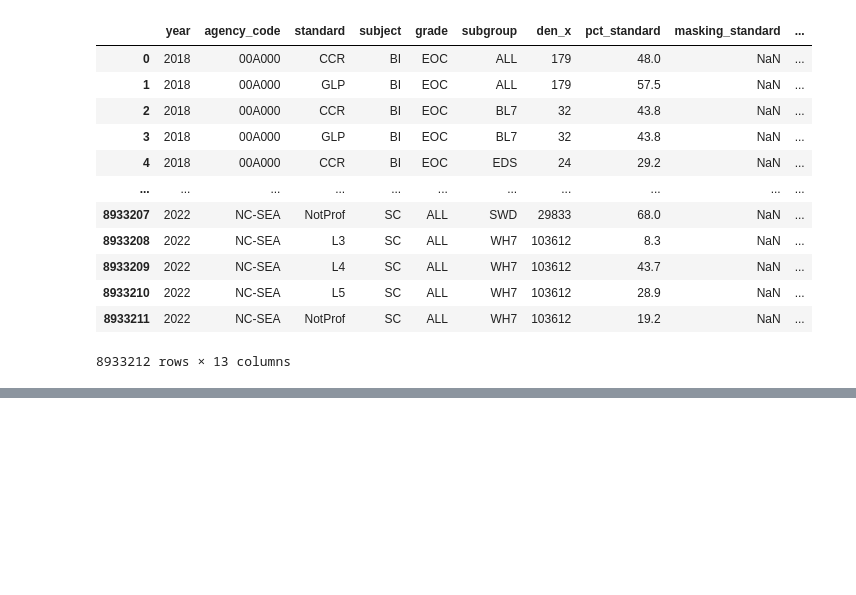
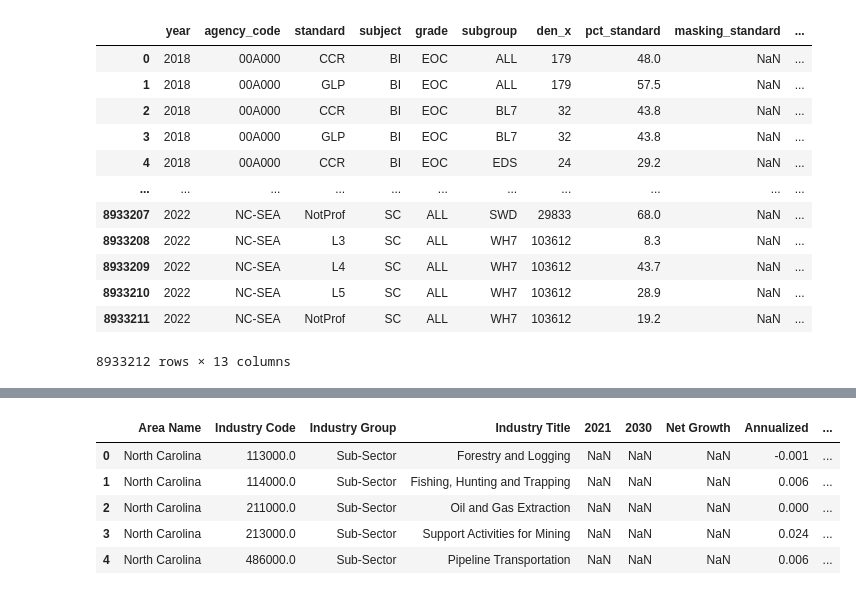
Before and after one commit to emcfalls/NC-Datathon, a Jupyter notebook: NC_Datathon.ipynb, the cells around one changed output, grey strips where cells are left out. Saved outputs shown, nothing was run; the diff lists cells and outputs as text; code cells hidden in the pictures; blank space fills up the shorter version.

```diff
--- a/NC_Datathon.ipynb
+++ b/NC_Datathon.ipynb
@@ -151,0 +176,6 @@ pd.merge(standards, absent, how = 'left', on = ['year', 'agency_code', 'subgroup
+# %%
+employment_df.head()
+employment_df['Area Name'] = employment_df['Area Name'].astype("string")
+employment_df['Industry Group'] = employment_df['Industry Group'].astype("string")
+employment_df['Industry Title'] = employment_df['Industry Title'].astype("string")
+employment_df.dtypes
@@ -151,0 +194,9 @@ pd.merge(standards, absent, how = 'left', on = ['year', 'agency_code', 'subgroup
+# %%
+employment_df.head(5)
+# %% [output]
+|  | Area Name | Industry Code | Industry Group | Industry Title | 2021 | 2030 | Net Growth | Annualized | ... |
+| 0 | North Carolina | 113000.0 | Sub-Sector | Forestry and Logging | NaN | NaN | NaN | -0.001 | ... |
+| 1 | North Carolina | 114000.0 | Sub-Sector | Fishing, Hunting and Trapping | NaN | NaN | NaN | 0.006 | ... |
+| 2 | North Carolina | 211000.0 | Sub-Sector | Oil and Gas Extraction | NaN | NaN | NaN | 0.000 | ... |
+| 3 | North Carolina | 213000.0 | Sub-Sector | Support Activities for Mining | NaN | NaN | NaN | 0.024 | ... |
+| 4 | North Carolina | 486000.0 | Sub-Sector | Pipeline Transportation | NaN | NaN | NaN | 0.006 | ... |
```
Also changed, not shown: parts of 4 cells of this notebook.
